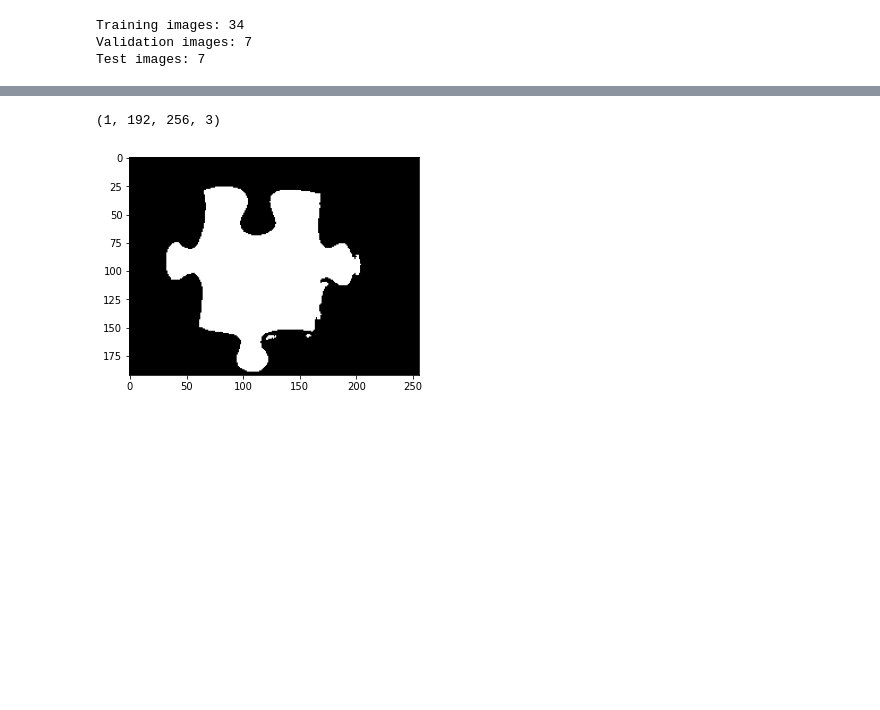
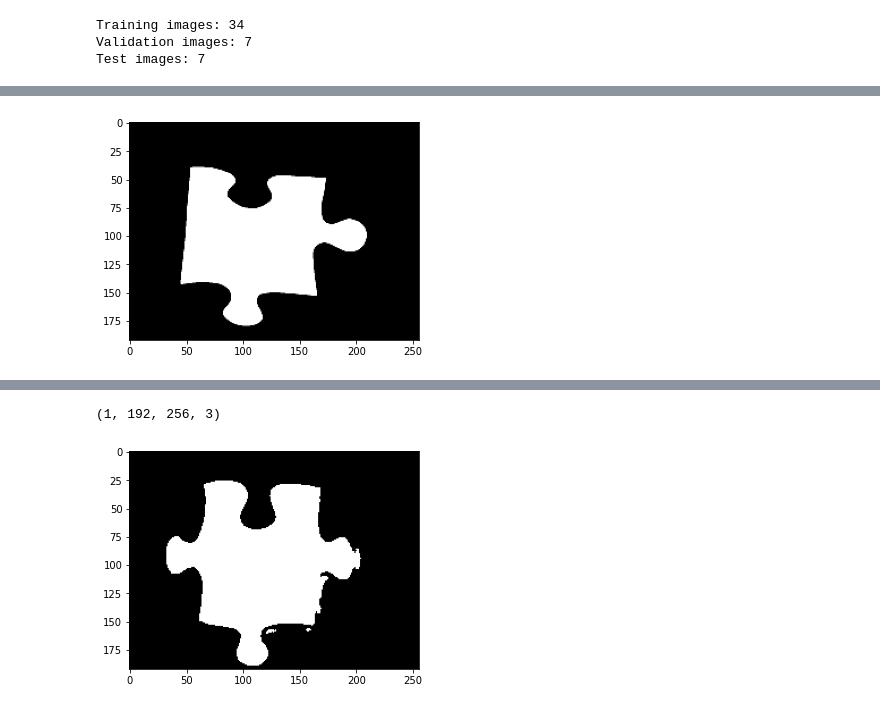
Before and after one commit to ThishenP/puzzle-piece-segmentation, a Jupyter notebook: UNET.ipynb, the cells around one changed output, grey strips where cells are left out. Saved outputs shown, nothing was run; the diff lists cells and outputs as text; code cells hidden in the pictures; blank space fills up the shorter version.

```diff
--- a/UNET.ipynb
+++ b/UNET.ipynb
@@ -107,3 +192,7 @@ Test images: 7
+# %%
+plot_img(y_train[0])
+# %% [output]
+[figure, added]
 # %%
 def conv_block(input, num_filters):
     x = Conv2D(num_filters, 3, padding="same")(input)
```
Also changed, not shown: parts of 24 cells of this notebook.
